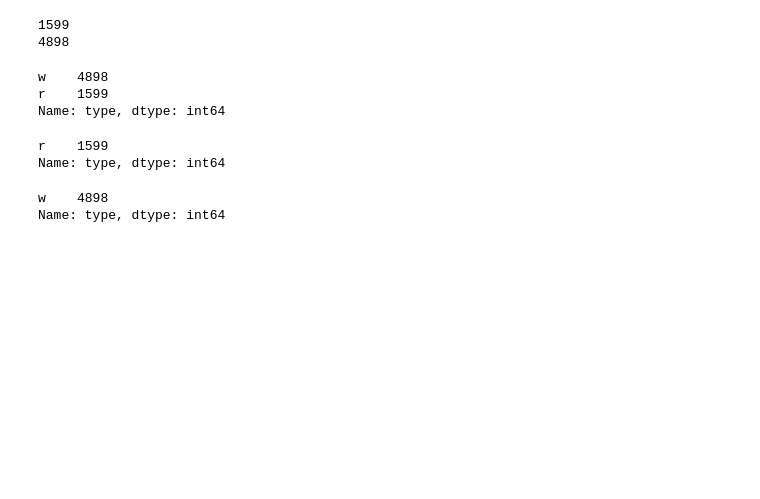
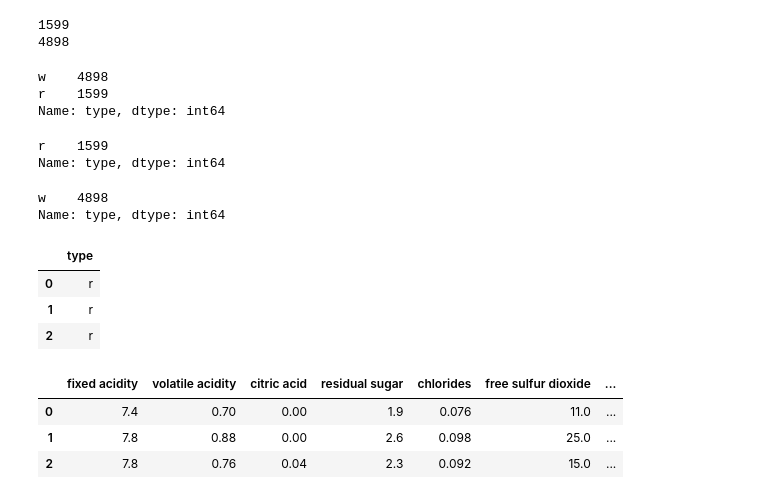
Before and after one commit to nmdollhopf/team1_wine_project, a Jupyter notebook: initial_unsupervised_clustering.ipynb, the cells around one changed output. Drawn from its saved outputs; the diff is of its cells as text; code cells hidden in the pictures; blank space fills up the shorter version.

```diff
--- a/initial_unsupervised_clustering.ipynb
+++ b/initial_unsupervised_clustering.ipynb
@@ -125,3 +125,20 @@ r    1599
 Name: type, dtype: int64
 w    4898
 Name: type, dtype: int64
+# %%
+# split off type column since we don't want it in the clustering. it's just the answer key.
+combined_types = combined_withtypes[["type"]].copy()
+
+combined_notypes = combined_withtypes.drop(columns=['type'])
+
+display(combined_types.head(3))
+display(combined_notypes.head(3))
+# %% [output]
+|  | type |
+| 0 | r |
+| 1 | r |
+| 2 | r |
+|  | fixed acidity | volatile acidity | citric acid | residual sugar | chlorides | free sulfur dioxide | ... |
+| 0 | 7.4 | 0.70 | 0.00 | 1.9 | 0.076 | 11.0 | ... |
+| 1 | 7.8 | 0.88 | 0.00 | 2.6 | 0.098 | 25.0 | ... |
+| 2 | 7.8 | 0.76 | 0.04 | 2.3 | 0.092 | 15.0 | ... |
```
Also changed, not shown: parts of 10 cells of this notebook.
